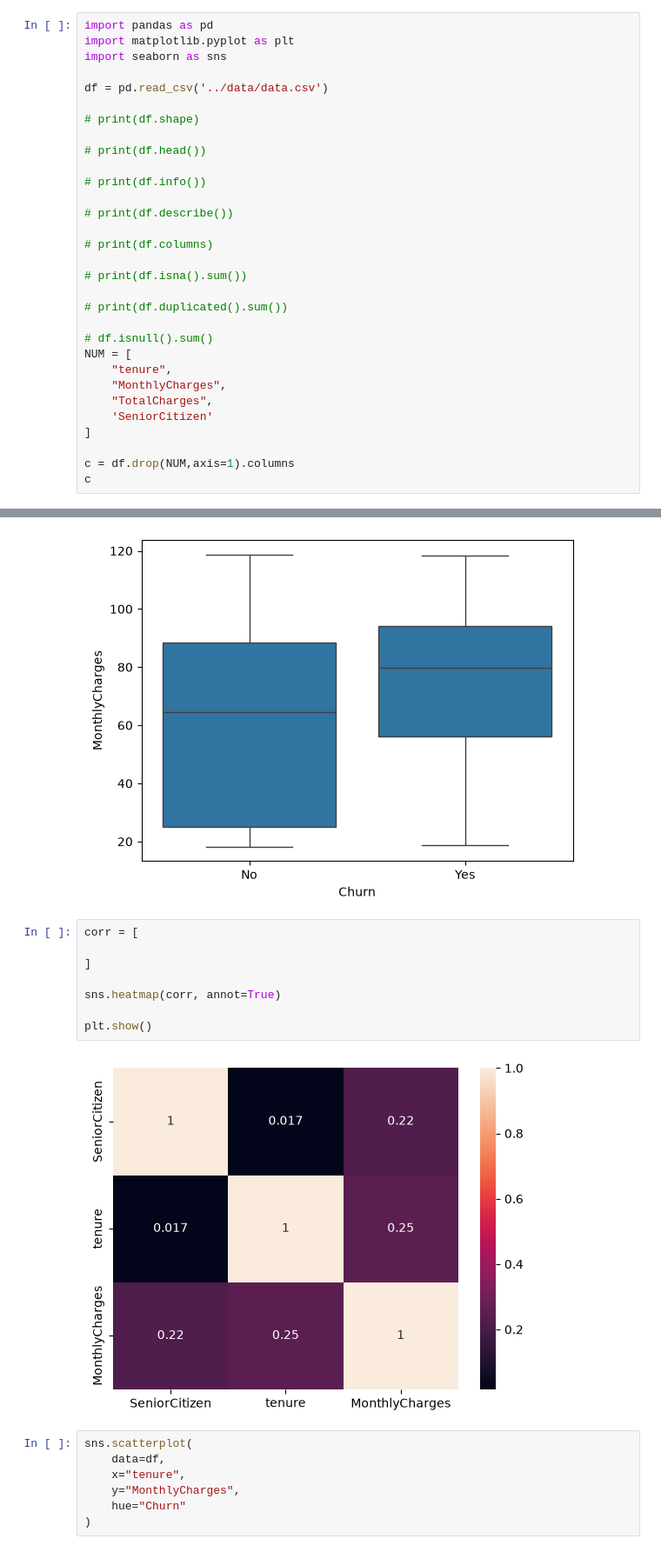
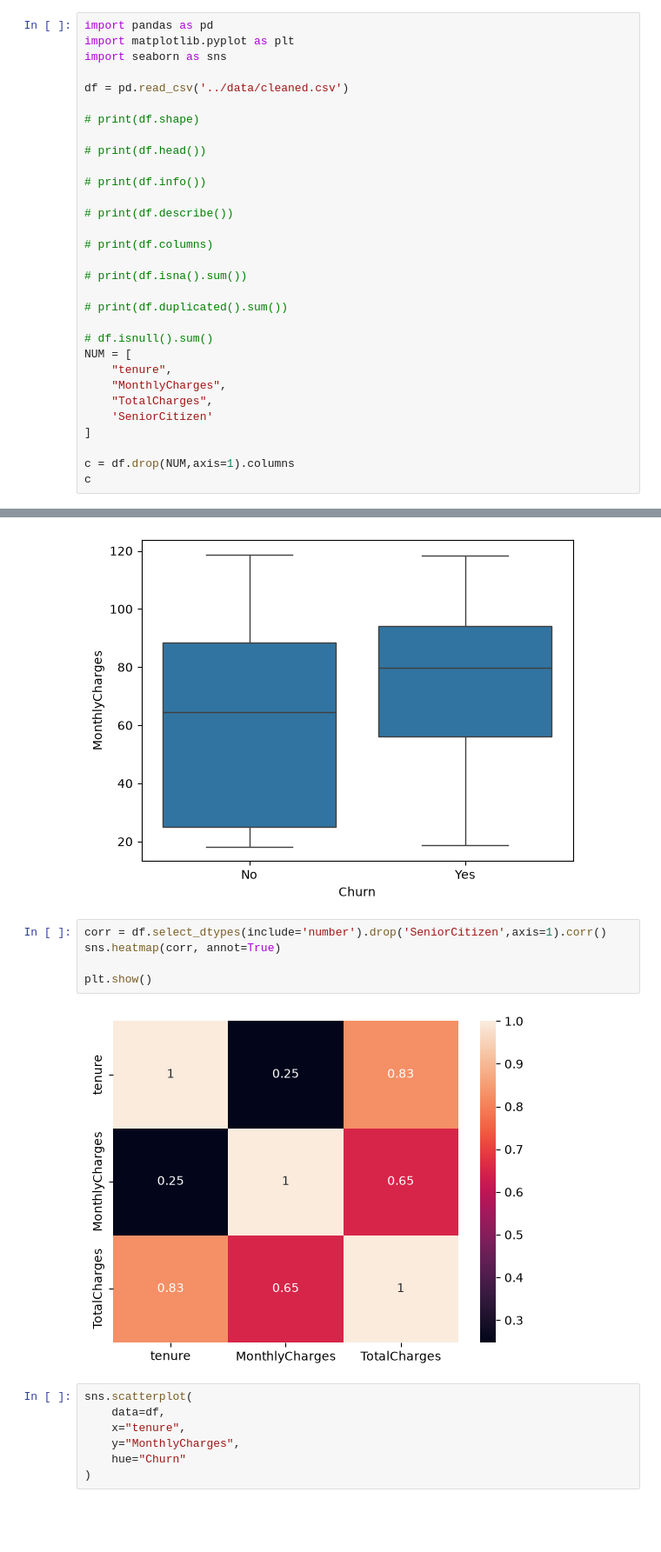
Before and after one commit to Yassinenmila/workers, a Jupyter notebook: src/explore.ipynb, the cells around one changed output, grey strips where cells are left out. Shown at 87% size. Cells and saved outputs as stored; diff of their text form; blank space fills up the shorter version.

```diff
--- a/src/explore.ipynb
+++ b/src/explore.ipynb
@@ -5,7 +5,7 @@ import pandas as pd
 import matplotlib.pyplot as plt
 import seaborn as sns
 
-df = pd.read_csv('../data/data.csv')
+df = pd.read_csv('../data/cleaned.csv')
 
 # print(df.shape)
 
@@ -72,15 +78,12 @@ plt.show()
 # %% [output]
 [figure]
 # %%
-corr = [
-
-]
-
+corr = df.select_dtypes(include='number').drop('SeniorCitizen',axis=1).corr()
 sns.heatmap(corr, annot=True)
 
 plt.show()
 # %% [output]
-[figure, old version]
+[figure, new version]
 # %%
 sns.scatterplot(
     data=df,
```
Also changed, not shown: parts of 3 cells of this notebook, 6 other files.
